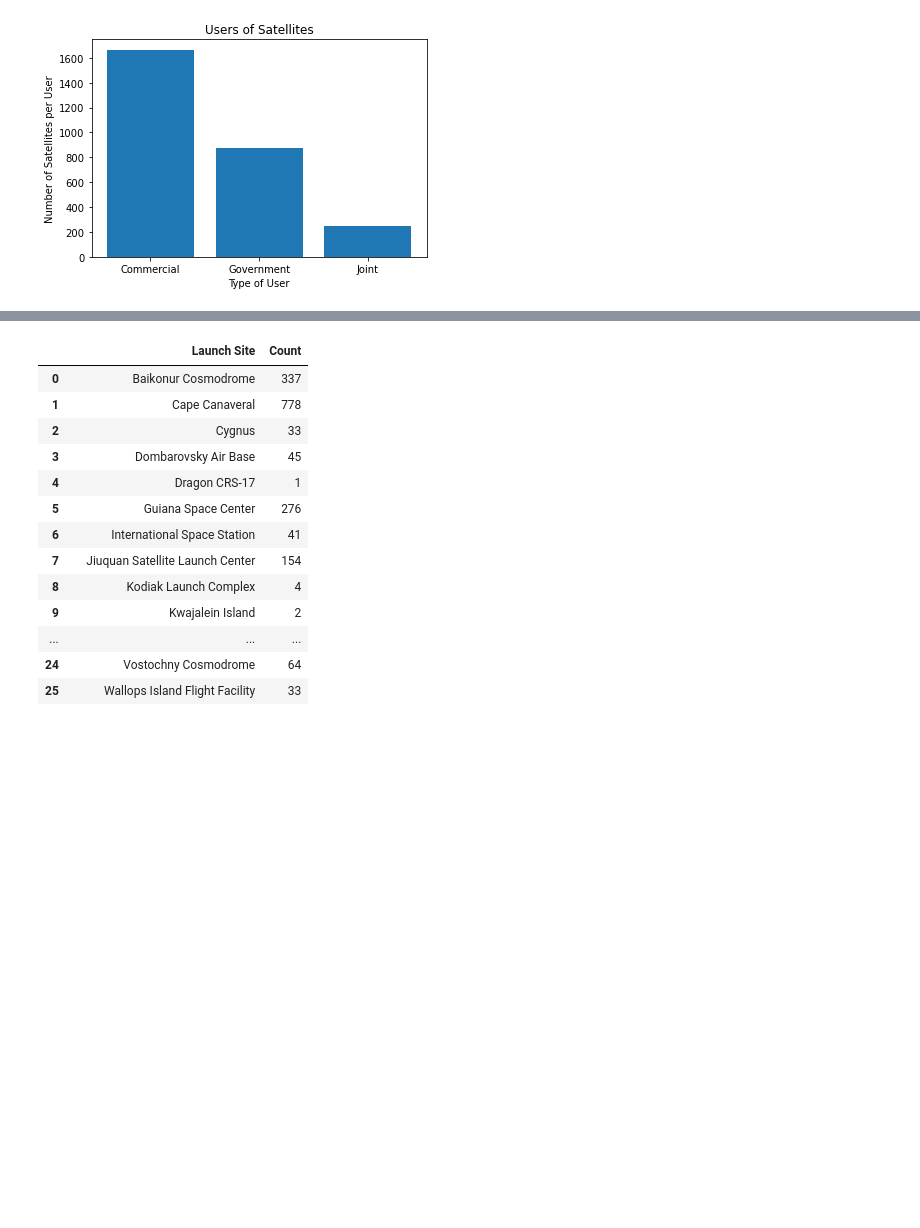
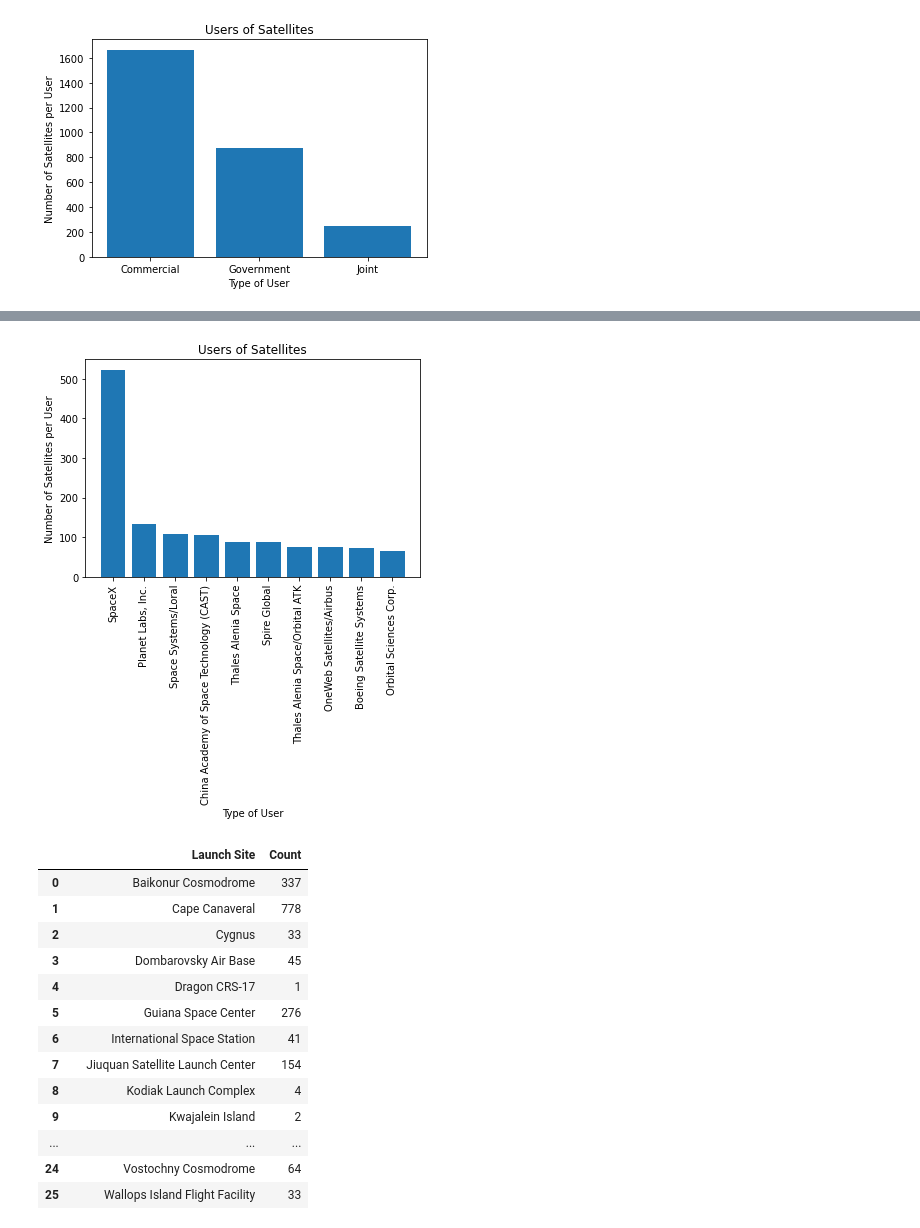
Before and after one commit to jdmerryman88/Worldwide_Satellite_Analysis, a Jupyter notebook: justin.ipynb, the cells around one changed output, grey strips where cells are left out. Cells and saved outputs as stored; diff of their text form; code cells hidden in the pictures; blank space fills up the shorter version.

```diff
--- a/justin.ipynb
+++ b/justin.ipynb
@@ -258,3 +288,18 @@ plt.show()
+# %%
+labels = sorted_contractors_df['Contractor'].head(10)
+sizes = sorted_contractors_df['Count'].head(10)
+plt.bar(labels, sizes)
+
+plt.title("Users of Satellites")
+plt.xlabel("Type of User")
+plt.ylabel("Number of Satellites per User")
+plt.xticks(rotation=90)
+
+
+plt.savefig("Images/Launches_Top_10_Contractors_Bar.png")
+plt.show()
+# %% [output]
+[figure, added]
 # %%
 ### Launch Sites Starts here
 # %%
```
Also changed, not shown: parts of 8 cells of this notebook, 8 other files.
